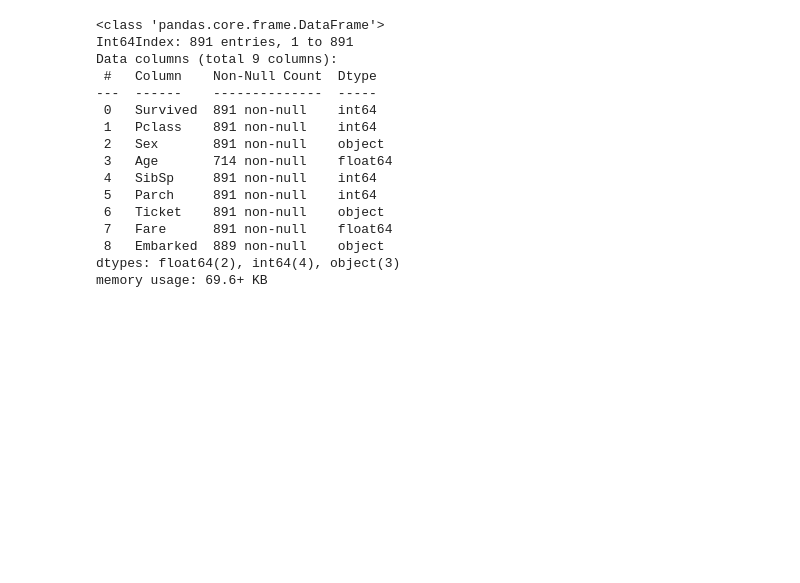
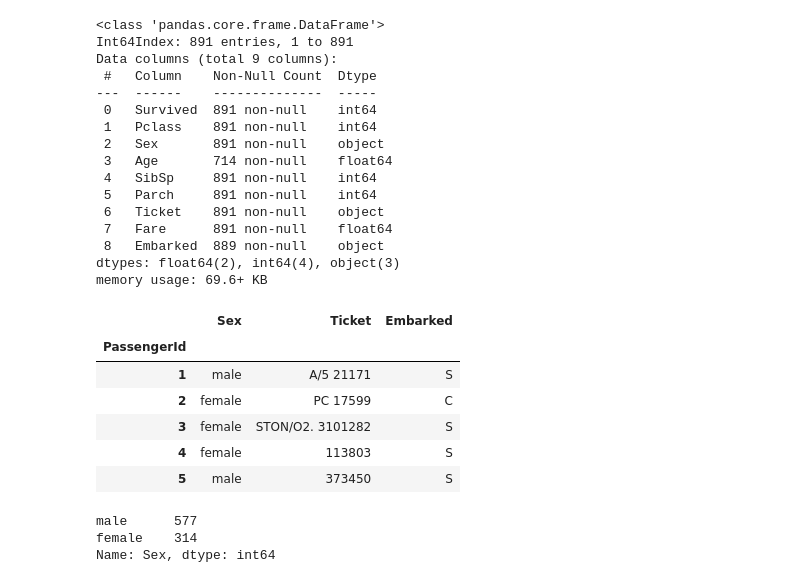
Before and after one commit to Khalid019/Titanic_Survival_Classification_Using_Machine-Learning, a Jupyter notebook: Titanic_Survival.ipynb, the cells around one changed output. Drawn from its saved outputs; the diff is of its cells as text; code cells hidden in the pictures; blank space fills up the shorter version.

```diff
--- a/Titanic_Survival.ipynb
+++ b/Titanic_Survival.ipynb
@@ -78,3 +78,20 @@ Data columns (total 9 columns):
  8   Embarked  889 non-null    object
 dtypes: float64(2), int64(4), object(3)
 memory usage: 69.6+ KB
+# %%
+tmp = df.select_dtypes('object')
+tmp.head()
+# %% [output]
+|  | Sex | Ticket | Embarked |
+| PassengerId |  |  |  |
+| 1 | male | A/5 21171 | S |
+| 2 | female | PC 17599 | C |
+| 3 | female | STON/O2. 3101282 | S |
+| 4 | female | 113803 | S |
+| 5 | male | 373450 | S |
+# %%
+tmp['Sex'].value_counts()
+# %% [output]
+male      577
+female    314
+Name: Sex, dtype: int64
```
Also changed, not shown: parts of 4 cells of this notebook.
